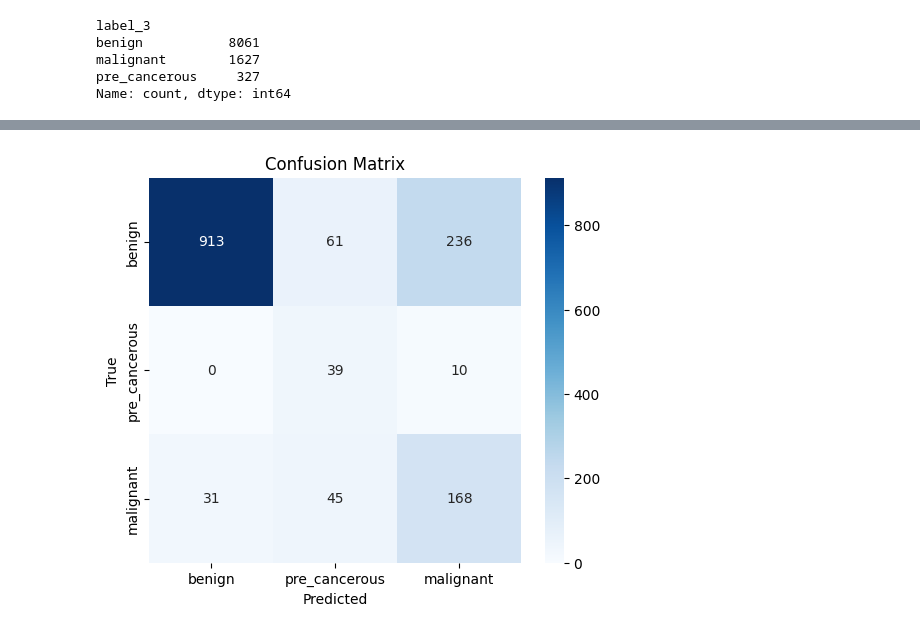
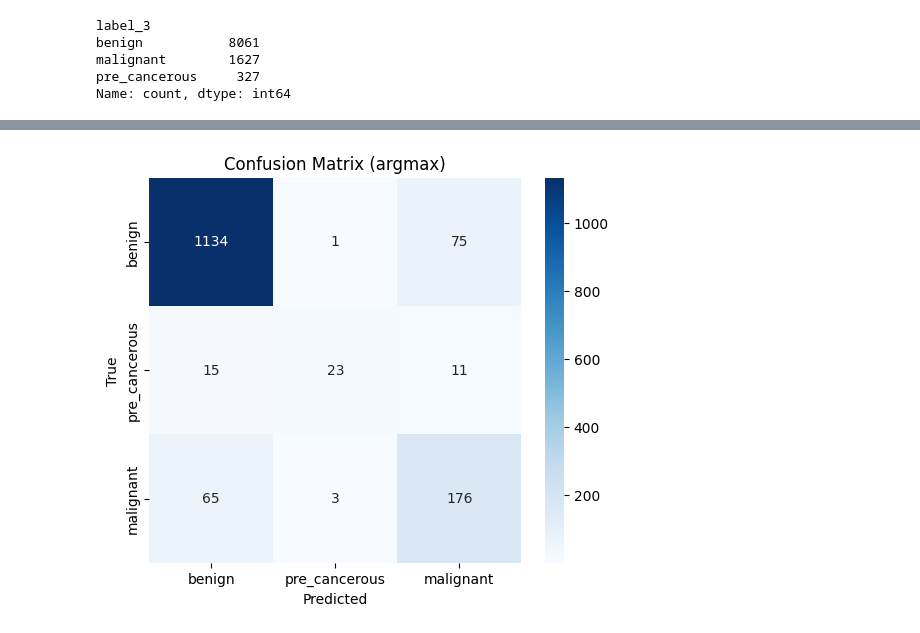
Before and after one commit to HansGabriel/skin-cancer-project, a Jupyter notebook: notebooks/train_skin_classifier.ipynb, the cells around one changed output, grey strips where cells are left out. Drawn from its saved outputs; the diff is of its cells as text; code cells hidden in the pictures.

```diff
--- a/notebooks/train_skin_classifier.ipynb
+++ b/notebooks/train_skin_classifier.ipynb
@@ -277,18 +437,24 @@ Model: "functional"
  Trainable params: 164,355 (642.01 KB)
  Non-trainable params: 4,049,571 (15.45 MB)
 # %%
-# Cell 8: Train phase 1 (frozen backbone)
+# Cell 8: Train phase 1 (frozen backbone, train the head)
+# No class_weight now — the resampled train_ds already balances classes per batch.
+# ValSensitivityMetrics is FIRST so val_macro_f1 exists when the other callbacks read logs.
 callbacks_phase1 = [
-    EarlyStopping(patience=5, restore_best_weights=True, monitor="val_accuracy"),
+    ValSensitivityMetrics(val_ds, LABELS),
+    EarlyStopping(patience=6, restore_best_weights=True, monitor="val_macro_f1", mode="max"),
     ReduceLROnPlateau(patience=3, factor=0.5, monitor="val_loss"),
-    ModelCheckpoint("models/best_model_phase1.keras", save_best_only=True, monitor="val_accuracy"),
+    ModelCheckpoint(
+        "models/best_model_phase1.keras",
+        save_best_only=True, monitor="val_macro_f1", mode="max",
+    ),
 ]
 
 history1 = model.fit(
     train_ds,
     validation_data=val_ds,
-    epochs=15,
-    class_weight=class_weights_dict,
+    epochs=20,
+    steps_per_epoch=STEPS_PER_EPOCH,
     callbacks=callbacks_phase1,
 )
 # %% [output]
@@ -405,19 +596,59 @@ Epoch 20/20
 # %%
-# Cell 10: Evaluate
-y_true, y_pred = [], []
+# Cell 10: Evaluate — screener-relevant metrics (sensitivity-first)
+def collect_probs(dataset):
+    yt, yp = [], []
+    for xb, yb in dataset:
+        probs = model.predict(xb, verbose=0)
+        yt.extend(yb.numpy().tolist())
+        yp.append(probs)
+    return np.array(yt), np.concatenate(yp, axis=0)
 
-for x_batch, y_batch in test_ds:
-    probs = model.predict(x_batch, verbose=0)
-    y_true.extend(y_batch.numpy())
-    y_pred.extend(np.argmax(probs, axis=1))
 
-print(classification_report(y_true, y_pred, target_names=LABELS))
+# Keep val arrays around for threshold tuning + temperature scaling in the next cell.
+y_val_true, y_val_prob = collect_probs(val_ds)
+y_test_true, y_test_prob = collect_probs(test_ds)
+y_test_pred = np.argmax(y_test_prob, axis=1)
 
-cm = confusion_matrix(y_true, y_pred)
+print("=== Per-class report (argmax baseline) ===")
+print(classification_report(y_test_true, y_test_pred, target_names=LABELS, digits=3))
+
+# Per-class sensitivity (recall) and specificity from the confusion matrix.
+cm = confusion_matrix(y_test_true, y_test_pred, labels=range(len(LABELS)))
+total = cm.sum()
+print("=== Per-class sensitivity / specificity ===")
+for i, name in enumerate(LABELS):
+    tp = cm[i, i]
+    fn = cm[i, :].sum() - tp
+    fp = cm[:, i].sum() - tp
+    tn = total - tp - fn - fp
+    sens = tp / (tp + fn) if (tp + fn) else 0.0
+    spec = tn / (tn + fp) if (tn + fp) else 0.0
+    print(f"  {name:14s} sensitivity={sens:.3f}  specificity={spec:.3f}")
+
+print(f"\nmacro-F1 = {f1_score(y_test_true, y_test_pred, average='macro'):.3f}")
+
+# One-vs-rest ROC-AUC / PR-AUC per class (uses probabilities, threshold-independent).
+print("=== ROC-AUC / PR-AUC (one-vs-rest) ===")
+for i, name in enumerate(LABELS):
+    yt_bin = (y_test_true == i).astype(int)
+    if yt_bin.sum() == 0:
+        continue
+    roc = roc_auc_score(yt_bin, y_test_prob[:, i])
+    pr = average_precision_score(yt_bin, y_test_prob[:, i])
+    print(f"  {name:14s} ROC-AUC={roc:.3f}  PR-AUC={pr:.3f}")
+
+# Collapsed "cancerous vs not" screening view — the number that matters for the use case.
+p_cancer = y_test_prob[:, PRECANCER_IDX] + y_test_prob[:, MALIGNANT_IDX]
+cancer_true = np.isin(y_test_true, [PRECANCER_IDX, MALIGNANT_IDX]).astype(int)
+cancer_pred = (p_cancer >= 0.5).astype(int)
+print("\n=== Screening view: cancerous (pre+mal) vs benign, threshold 0.5 ===")
+print(classification_report(cancer_true, cancer_pred, target_names=["benign", "cancerous"], digits=3))
+print(f"screening ROC-AUC = {roc_auc_score(cancer_true, p_cancer):.3f}")
+
 plt.figure(figsize=(6, 5))
 sns.heatmap(cm, annot=True, fmt="d", cmap="Blues", xticklabels=LABELS, yticklabels=LABELS)
 plt.xlabel("Predicted")
 plt.ylabel("True")
-plt.title("Confusion Matrix")
+plt.title("Confusion Matrix (argmax)")
 plt.show()
 # %% [output]
@@ -436 +675 @@ pre_cancerous       0.27      0.80      0.40        49
-[figure, old version]
+[figure, new version]
```
Also changed, not shown: parts of 11 cells of this notebook, 13 other files.
